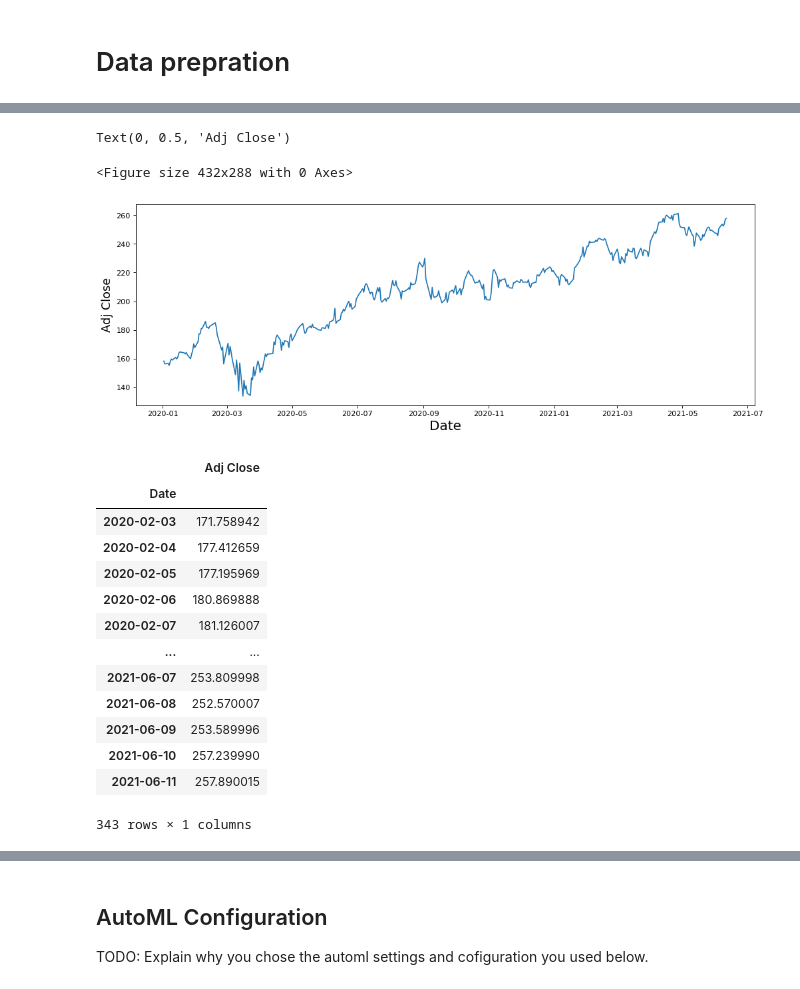
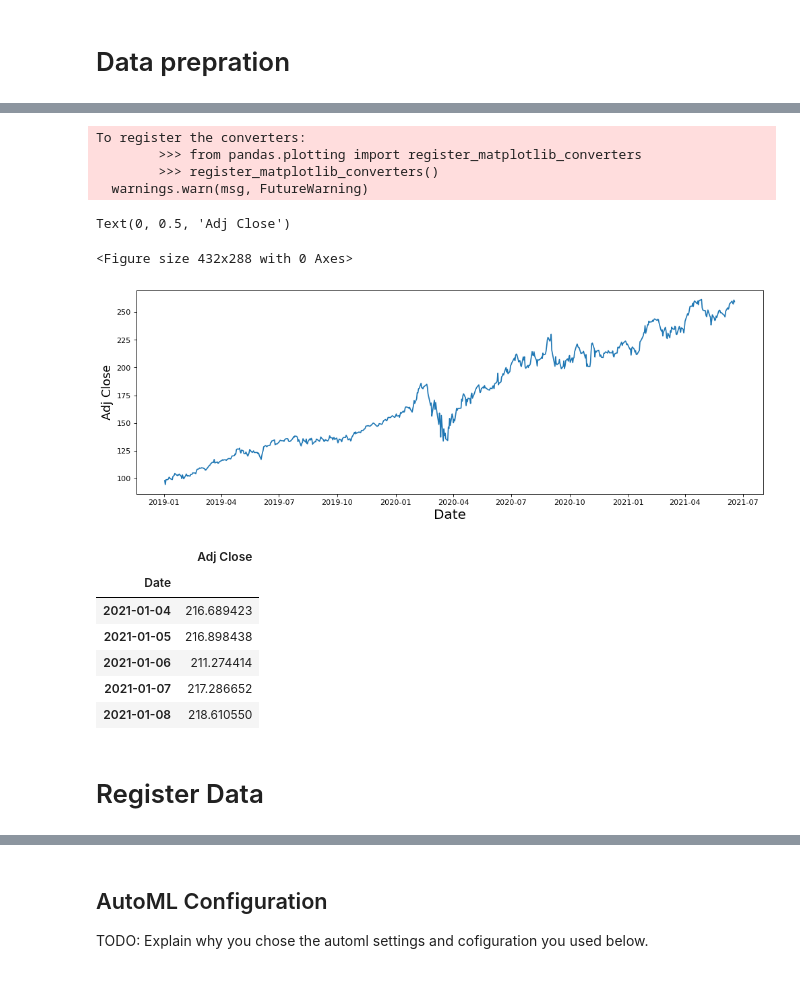
Before and after one commit to avensam/AutoML_forecasting, a Jupyter notebook: starter_file/automl.ipynb, the cells around one changed output, grey strips where cells are left out. Drawn from its saved outputs; the diff is of its cells as text; code cells hidden in the pictures.

```diff
--- a/starter_file/automl.ipynb
+++ b/starter_file/automl.ipynb
@@ -98,42 +56,43 @@ plt.show()
 # %%
-from matplotlib import pyplot as plt
-from matplotlib.pyplot import figure
-
-
+#download MSFT price data into DataFrame
+MSFT = data.DataReader('MSFT', 'yahoo',start='1/1/2019')
 MSFT = MSFT.reset_index()
 X = MSFT[['Date','Adj Close']]
 fig = plt.figure( )
 figure(figsize=(15,5), dpi=80)
 plt.plot(X['Date'], X['Adj Close'])
 plt.xlabel('Date', fontsize=18)
 plt.ylabel("Adj Close", fontsize=16)
 # %% [output]
-Text(0, 0.5, 'Adj Close')
+To register the converters:
+        >>> from pandas.plotting import register_matplotlib_converters
+        >>> register_matplotlib_converters()
+  warnings.warn(msg, FutureWarning)
-<Figure size 432x288 with 0 Axes>
+Text(0, 0.5, 'Adj Close')
+<Figure size 432x288 with 0 Axes>
-[figure, old version]
+[figure, new version]
 # %%
 X=X.reset_index(drop =True)
 # Split the dataframe
-split_date ='2020-02-01'
-X_precovid = X.loc[X['Date'] <= split_date]
-X_covid = X.loc[X['Date'] > split_date]
-X_precovid.set_index('Date', inplace=True)
-X_covid.set_index('Date', inplace=True)
-
-X_covid
+split_date ='2021-01-01'
+X_train = X.loc[X['Date'] <= split_date]
+X_test = X.loc[X['Date'] > split_date]
+X_train.set_index('Date', inplace=True)
+X_test.set_index('Date', inplace=True)
+X_test=X_test.resample('D').ffill().reset_index()
+X_train=X_train.resample('D').ffill().reset_index()
+X_train.set_index('Date', inplace=True)
+X_test.set_index('Date', inplace=True)
+#pd.date_range(start = '2019-01-01', end = '2021-01-01' ).difference(X_train.index)
+X_test.head()
 # %% [output]
 |  | Adj Close |
 | Date |  |
-| 2020-02-03 | 171.758942 |
-| 2020-02-04 | 177.412659 |
-| 2020-02-05 | 177.195969 |
-| 2020-02-06 | 180.869888 |
-| 2020-02-07 | 181.126007 |
-| ... | ... |
-| 2021-06-07 | 253.809998 |
-| 2021-06-08 | 252.570007 |
-| 2021-06-09 | 253.589996 |
-| 2021-06-10 | 257.239990 |
-| 2021-06-11 | 257.890015 |
+| 2021-01-04 | 216.689423 |
+| 2021-01-05 | 216.898438 |
+| 2021-01-06 | 211.274414 |
+| 2021-01-07 | 217.286652 |
+| 2021-01-08 | 218.610550 |
-343 rows × 1 columns
+# %% [markdown]
+# Register Data
 # %%
```
Also changed, not shown: parts of 28 cells of this notebook, 19 other files.
